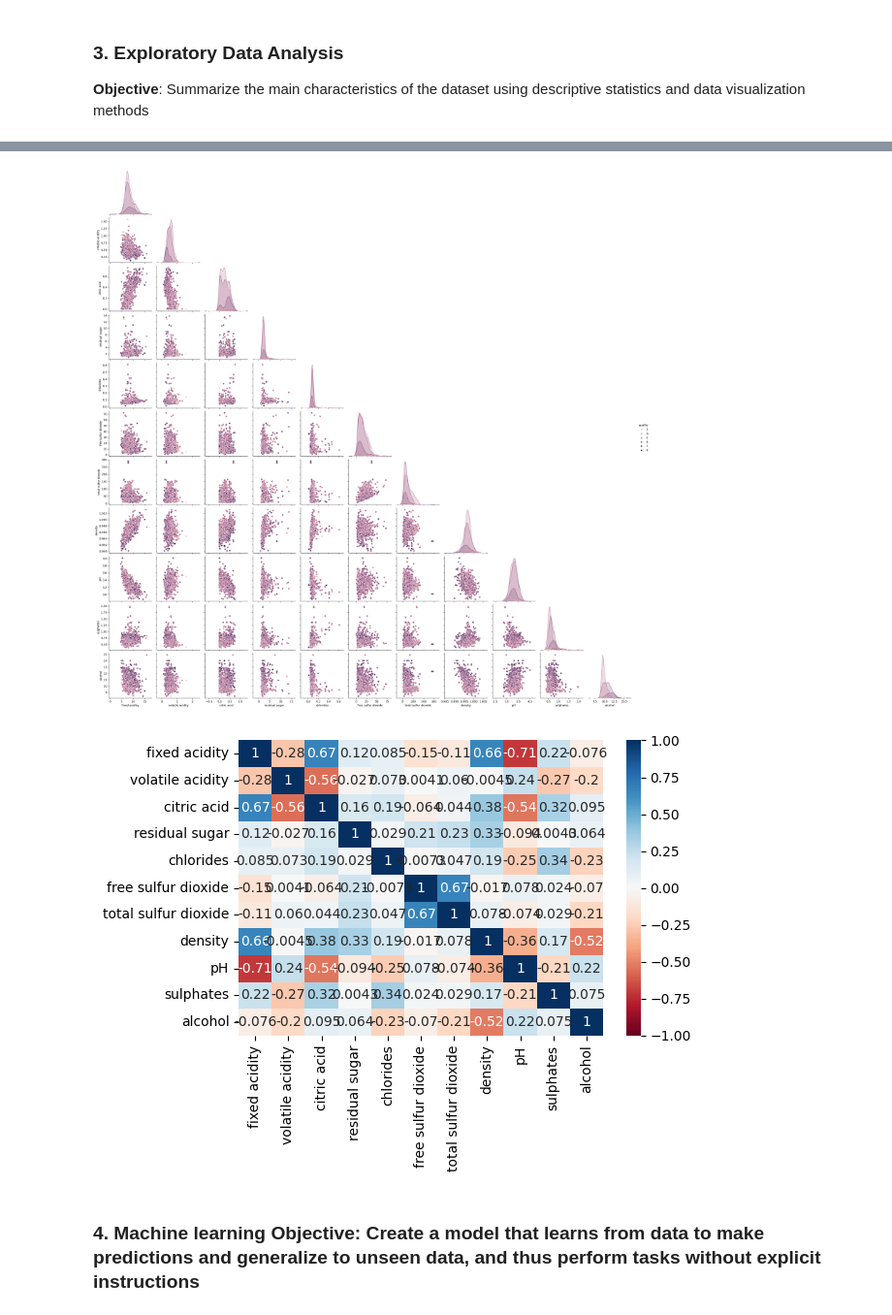
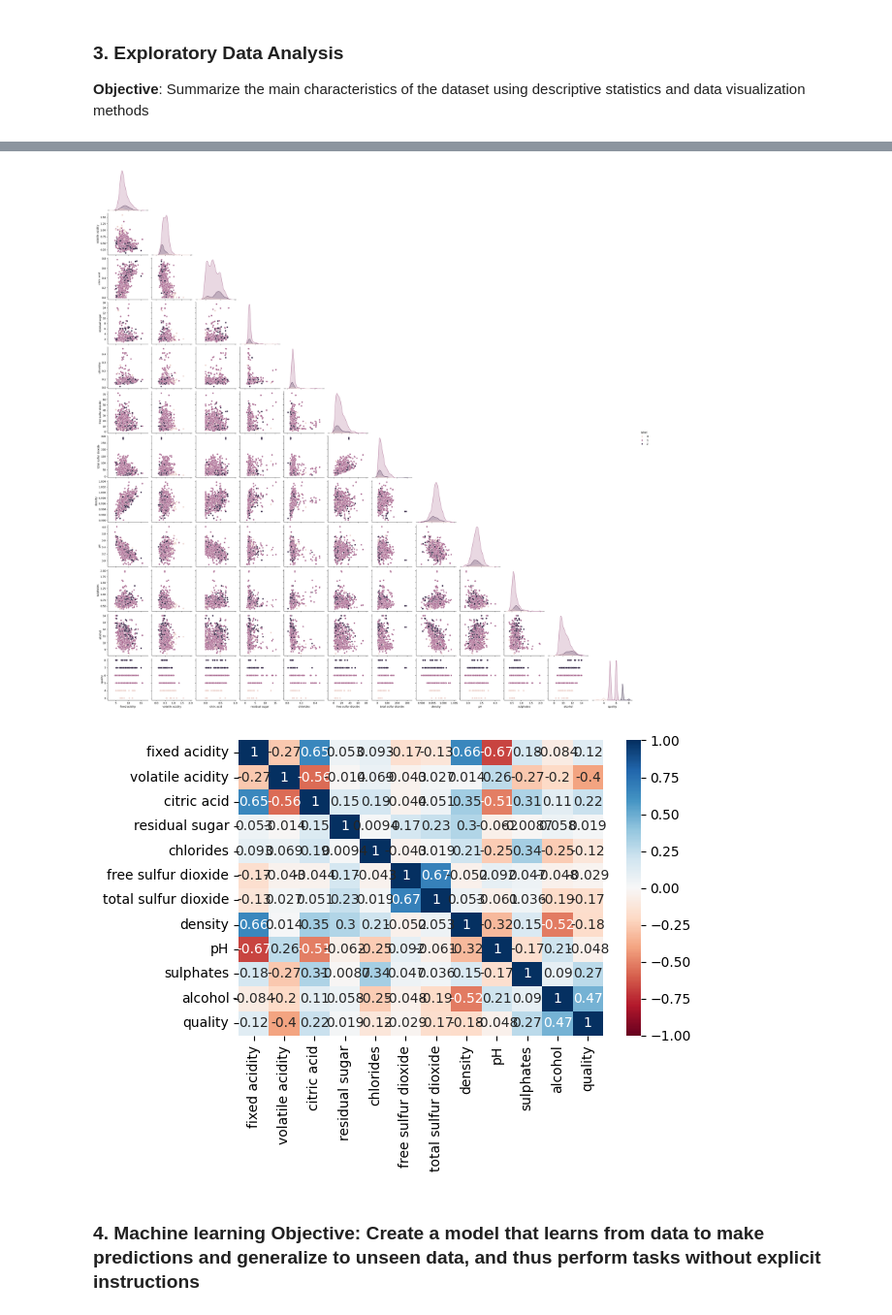
Before and after one commit to Ktabata/wine_classifier_with_knn, a Jupyter notebook: src/explore.ipynb, the cells around one changed output, grey strips where cells are left out. Shown at 97% size. Drawn from its saved outputs; the diff is of its cells as text; code cells hidden in the pictures.

```diff
--- a/src/explore.ipynb
+++ b/src/explore.ipynb
@@ -104,3 +104,22 @@ df_baking.describe().T
 | sulphates | 1599.0 | 0.658149 | 0.169507 | 0.33000 | 0.5500 | 0.62000 | 0.730000 | 2.00000 |
 | alcohol | 1599.0 | 10.422983 | 1.065668 | 8.40000 | 9.5000 | 10.20000 | 11.100000 | 14.90000 |
 | quality | 1599.0 | 5.636023 | 0.807569 | 3.00000 | 5.0000 | 6.00000 | 6.000000 | 8.00000 |
+# %%
+#Encodeo Manual para transformar la columna quality a label
+
+quality_mapping = {
+    3: 0,
+    4: 0,
+    5: 1,
+    6: 1,
+    7: 2,
+    8: 2
+}
+
+df_baking['label'] = df_baking['quality'].map(quality_mapping)
+
+# Ahora verificar la codificación
+
+print(df_baking['label'].unique())
+
+print(df_baking['label'].value_counts())
@@ -113,13 +139,13 @@ df = df_baking.copy()
 df_train, df_test = train_test_split(
     df,
     test_size=0.2,
-    stratify=df['quality'],
+    stratify=df['label'],
     random_state=2025 )
 
 df_train, df_val = train_test_split(
     df_train,
     test_size=0.20,
-    stratify=df_train['quality'],
+    stratify=df_train['label'],
     random_state=2025 )
 
 df_train.reset_index(drop=True, inplace=True)
@@ -155,19 +182,19 @@ plt.show()
 # %%
 # análisis bivariado
-sns.pairplot(df_train,hue = "quality", corner=True)
+sns.pairplot(df_train,hue = "label", corner=True)
 plt.show()
 # %% [output]
-[figure, old version]
+[figure, new version]
 # %%
 # Correlación
 sns.heatmap(
-    df_train.drop(columns=['quality']).corr(),
+    df_train.drop(columns=['label']).corr(),
     vmin=-1, vmax=1, annot=True, cmap='RdBu'
 )
 plt.tight_layout()
 plt.show()
 # %% [output]
-[figure, old version]
+[figure, new version]
 # %% [markdown]
 ### **4. Machine learning** **Objective**: Create a model that learns from data to make predictions and generalize to unseen data, and thus perform tasks without explicit instructions
 # %%
```
Also changed, not shown: parts of 12 cells of this notebook, 1 other file.
